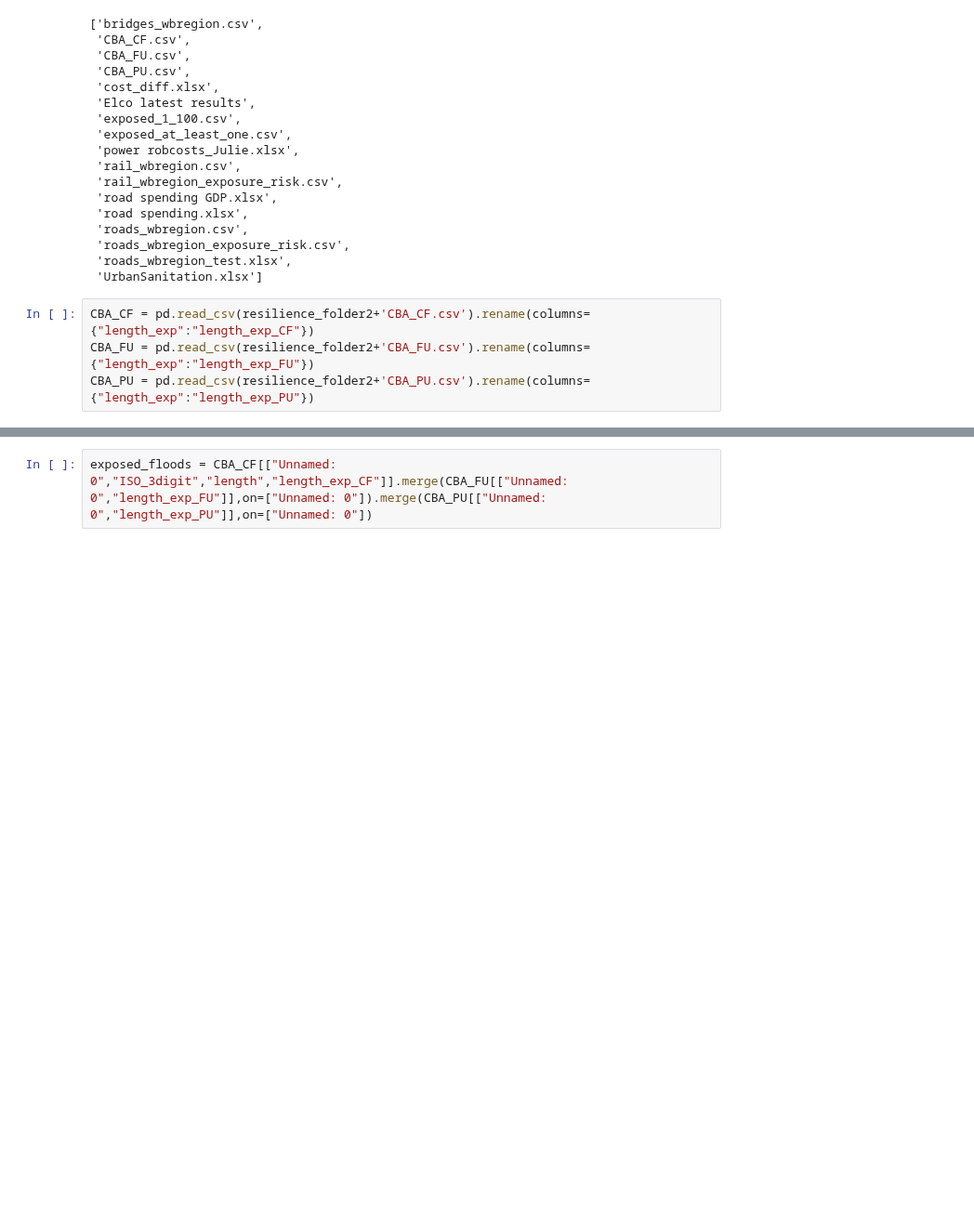
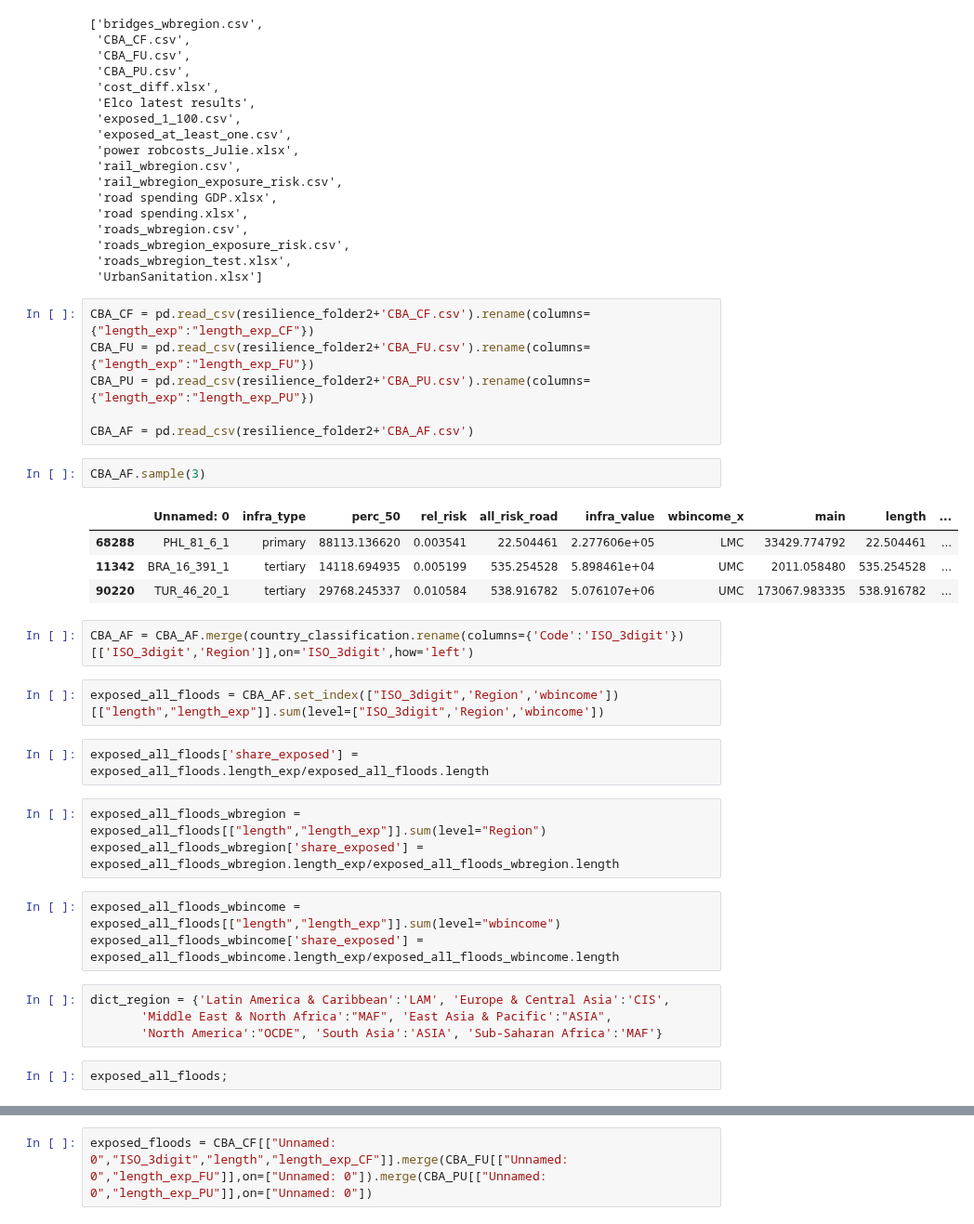
Before and after one commit to julierozenberg/infra_needs_analyses, a Jupyter notebook: transport_global_resilience.ipynb, the cells around one changed output, grey strips where cells are left out. Shown at 93% size. Cells and saved outputs as stored; diff of their text form; blank space fills up the shorter version.

```diff
--- a/transport_global_resilience.ipynb
+++ b/transport_global_resilience.ipynb
@@ -52,3 +52,30 @@ os.listdir(resilience_folder2)
 CBA_CF = pd.read_csv(resilience_folder2+'CBA_CF.csv').rename(columns={"length_exp":"length_exp_CF"})
 CBA_FU = pd.read_csv(resilience_folder2+'CBA_FU.csv').rename(columns={"length_exp":"length_exp_FU"})
 CBA_PU = pd.read_csv(resilience_folder2+'CBA_PU.csv').rename(columns={"length_exp":"length_exp_PU"})
+
+CBA_AF = pd.read_csv(resilience_folder2+'CBA_AF.csv')
+# %%
+CBA_AF.sample(3)
+# %% [output]
+|  | Unnamed: 0 | infra_type | perc_50 | rel_risk | all_risk_road | infra_value | wbincome_x | main | length | ... |
+| 68288 | PHL_81_6_1 | primary | 88113.136620 | 0.003541 | 22.504461 | 2.277606e+05 | LMC | 33429.774792 | 22.504461 | ... |
+| 11342 | BRA_16_391_1 | tertiary | 14118.694935 | 0.005199 | 535.254528 | 5.898461e+04 | UMC | 2011.058480 | 535.254528 | ... |
+| 90220 | TUR_46_20_1 | tertiary | 29768.245337 | 0.010584 | 538.916782 | 5.076107e+06 | UMC | 173067.983335 | 538.916782 | ... |
+# %%
+CBA_AF = CBA_AF.merge(country_classification.rename(columns={'Code':'ISO_3digit'})[['ISO_3digit','Region']],on='ISO_3digit',how='left')
+# %%
+exposed_all_floods = CBA_AF.set_index(["ISO_3digit",'Region','wbincome'])[["length","length_exp"]].sum(level=["ISO_3digit",'Region','wbincome'])
+# %%
+exposed_all_floods['share_exposed'] = exposed_all_floods.length_exp/exposed_all_floods.length
+# %%
+exposed_all_floods_wbregion = exposed_all_floods[["length","length_exp"]].sum(level="Region")
+exposed_all_floods_wbregion['share_exposed'] = exposed_all_floods_wbregion.length_exp/exposed_all_floods_wbregion.length
+# %%
+exposed_all_floods_wbincome = exposed_all_floods[["length","length_exp"]].sum(level="wbincome")
+exposed_all_floods_wbincome['share_exposed'] = exposed_all_floods_wbincome.length_exp/exposed_all_floods_wbincome.length
+# %%
+dict_region = {'Latin America & Caribbean':'LAM', 'Europe & Central Asia':'CIS',
+       'Middle East & North Africa':"MAF", 'East Asia & Pacific':"ASIA",
+       'North America':"OCDE", 'South Asia':'ASIA', 'Sub-Saharan Africa':'MAF'}
+# %%
+exposed_all_floods;
```
Also changed, not shown: parts of 5 cells of this notebook.
